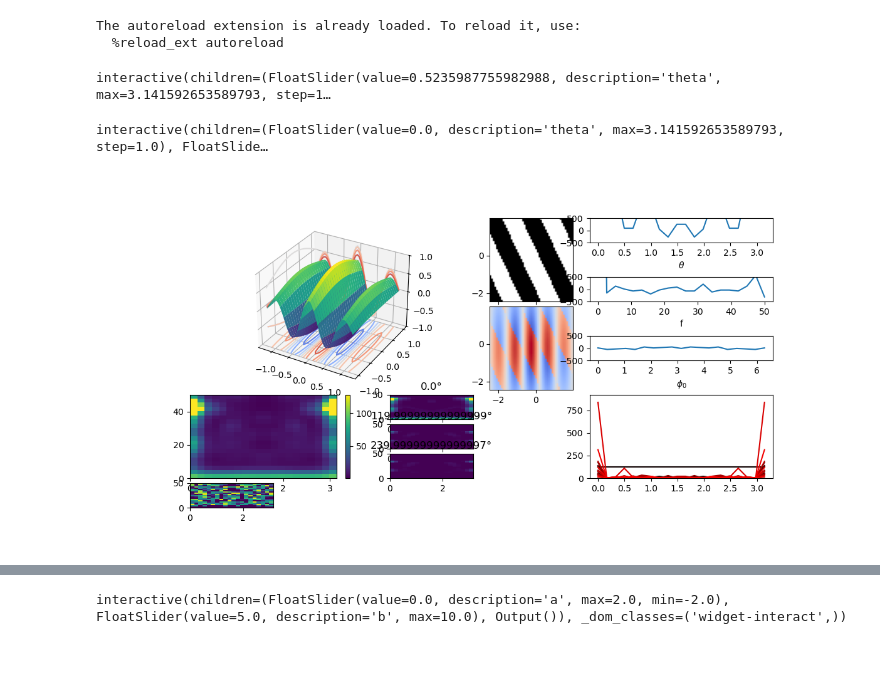
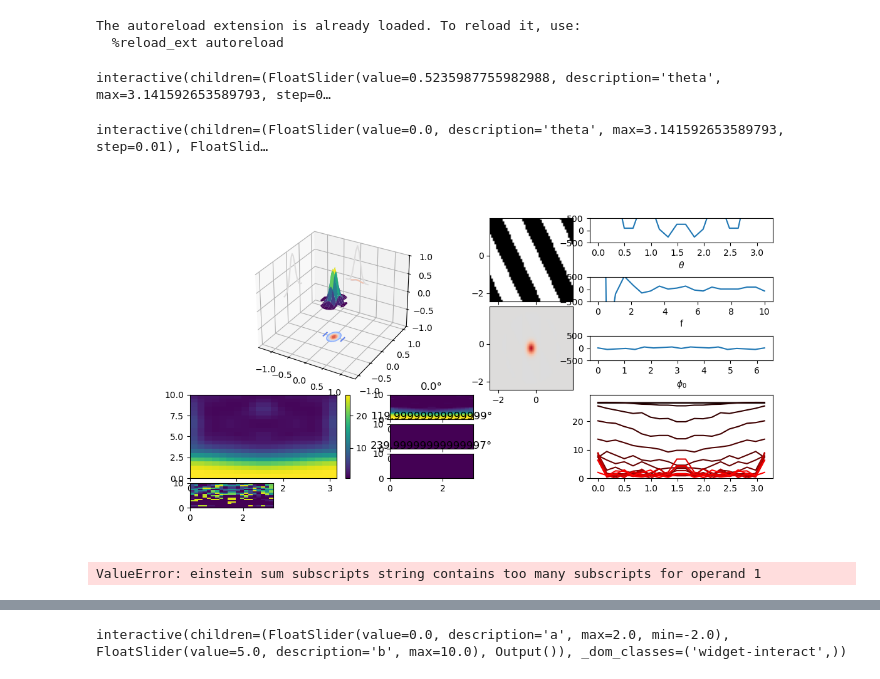
Before and after one commit to woxxel/orientation_detection, a Jupyter notebook: Gabor_filter.ipynb, the cells around one changed output, grey strips where cells are left out. Saved outputs shown, nothing was run; the diff lists cells and outputs as text; code cells hidden in the pictures.

```diff
--- a/Gabor_filter.ipynb
+++ b/Gabor_filter.ipynb
@@ -97,7 +98,7 @@ axx["phi_0"].set_xlabel("$\\phi_0$")
 steps = {"theta": 20, "f": 20, "phi_0": 19}
 arrays = {
     "theta": np.linspace(0, np.pi, steps["theta"]),
-    "f": np.linspace(0, 50, steps["f"]),
+    "f": np.linspace(0, 10, steps["f"]),
     "phi_0": np.linspace(0, 2 * np.pi, steps["phi_0"]),
 }
 
@@ -221,7 +222,7 @@ def update_filter(
     theta=0,
     theta_gauss=0,
     f=1.0,
-    sigma=5.0,
+    sigma=0.1,
     gamma=1.0,
     phi_0=0.0,
     update_phase=True,
@@ -288,42 +289,73 @@ def update_combined(G, grating):
 
 grating_interactive = interactive(
     update_grating,
-    theta=(0, arrays["theta"][-1], 10),
+    theta=(0, arrays["theta"][-1], 0.01),
     f=(0, arrays["f"][-1], 0.01),
-    phi_0=(0, 2 * np.pi, 10),
+    phi_0=(0, 2 * np.pi, 0.01),
     square=True,
 )
 
 filter_interactive = interactive(
     update_filter,
-    theta=(0, arrays["theta"][-1], 1),
-    theta_gauss=(0, arrays["theta"][-1], 1),
+    theta=(0, arrays["theta"][-1], 0.01),
+    theta_gauss=(0, arrays["theta"][-1], 0.01),
     f=(0, arrays["f"][-1], 0.1),
     sigma=(0.01, 1, 0.01),
     gamma=(0.1, 4, 0.1),
-    phi_0=(0, 2 * np.pi, 10),
+    phi_0=(0, 2 * np.pi, 0.01),
     update_phase=True,
 )
 
 display(grating_interactive)
 display(filter_interactive)
 
 
 # VBox(
 #     [
 #         HBox(
 #             [grating_interactive, filter_interactive],
 #             layout=Layout(width="100%", display="flex", align_items="center"),
 #         ),
 #         fig.canvas,
 #     ],
 #     layout=Layout(width="60%", display="flex", align_items="center"),
 # )
 # ax_responses.colorbar()
 
 plt.tight_layout()
 plt.show()
 # %% [output]
-interactive(children=(FloatSlider(value=0.5235987755982988, description='theta', max=3.141592653589793, step=1…
+interactive(children=(FloatSlider(value=0.5235987755982988, description='theta', max=3.141592653589793, step=0…
-interactive(children=(FloatSlider(value=0.0, description='theta', max=3.141592653589793, step=1.0), FloatSlide…
+interactive(children=(FloatSlider(value=0.0, description='theta', max=3.141592653589793, step=0.01), FloatSlid…
-[figure, old version]
+[figure, new version]
+# %%
+visual_range = [np.deg2rad(140), np.deg2rad(114)]
+FoV_steps = 51
+X_FoV, Y_FoV = np.meshgrid(
+    np.linspace(-visual_range[0] / 2, visual_range[0] / 2, FoV_steps),
+    np.linspace(-visual_range[1] / 2, visual_range[1] / 2, FoV_steps),
+)
+
+gabor_params = {
+    "theta": np.deg2rad(20.0),
+    "f": 1,
+    "sigma": 1.0,
+    "gamma": 2.0,
+    "phi_0": np.deg2rad(0.0),
+    "theta_gauss": None,
+}
+G = gabor_filter(X_FoV, Y_FoV, **gabor_params)
+# G.mean()
+## normalization gabor & grating
+
+stim_params = {
+    "theta": np.deg2rad(20.0),
+    "f": 1,
+    "phi_0": np.deg2rad(0.0),
+    "square": False,
+}
+grating = sine_grating(X_FoV, Y_FoV, **stim_params)
+rate = gabor_rate_response(X_FoV, Y_FoV, gabor_params, grating)
+rate
+# %% [output]
+ValueError: einstein sum subscripts string contains too many subscripts for operand 1
```
Also changed, not shown: parts of 2 cells of this notebook, 5 other files.
